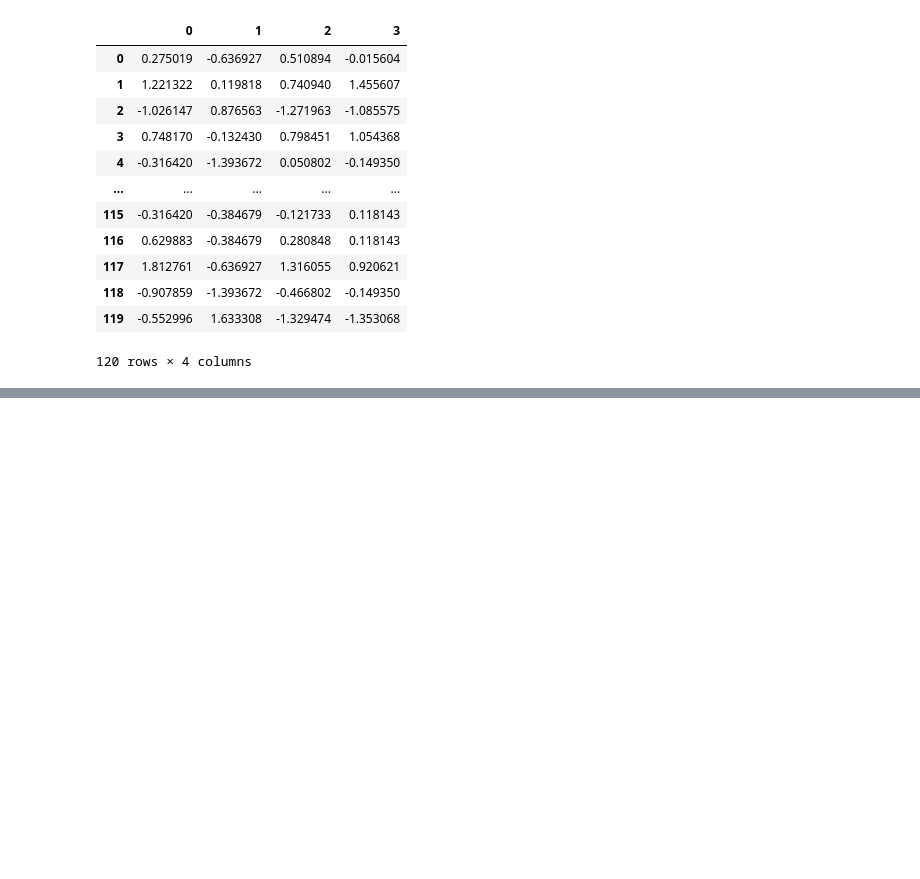
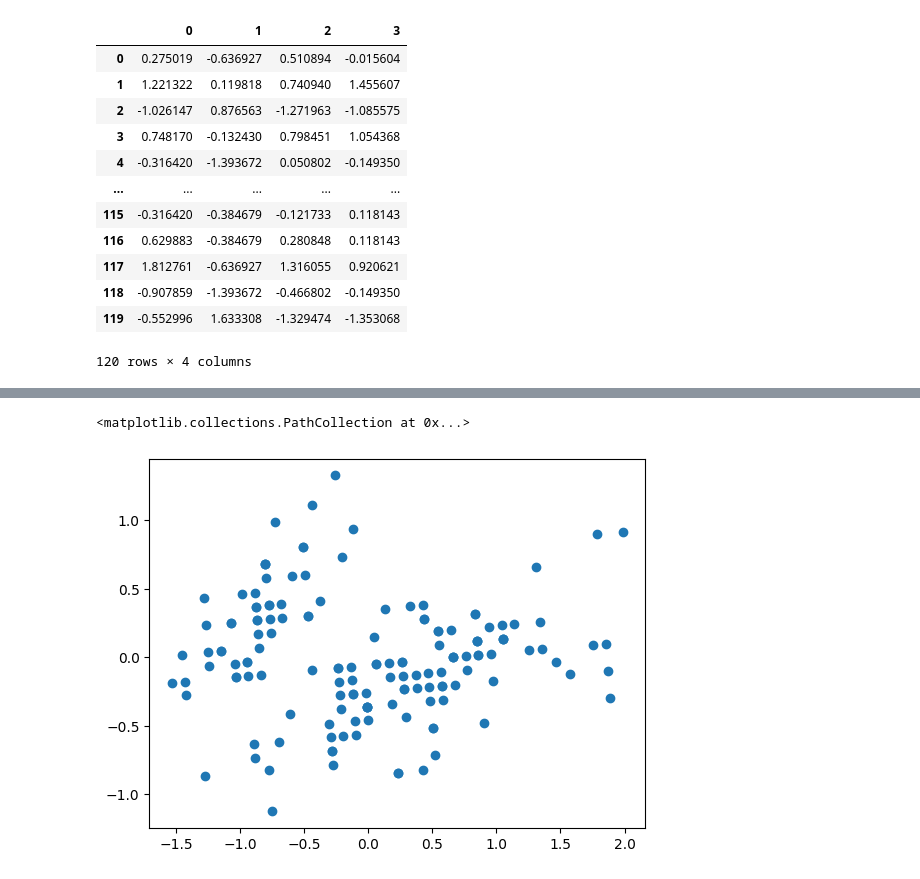
Before and after one commit to ReubenReny03/MLT_exp, a Jupyter notebook: 2_FEATURE SELECTION AND FEATURE EXTRACTION/play.ipynb, the cells around one changed output, grey strips where cells are left out. Cells and saved outputs as stored; diff of their text form; code cells hidden in the pictures; blank space fills up the shorter version.

```diff
--- a/2_FEATURE SELECTION AND FEATURE EXTRACTION/play.ipynb
+++ b/2_FEATURE SELECTION AND FEATURE EXTRACTION/play.ipynb
@@ -78,0 +192,3 @@ df
+# %%
+X['sepal.width']=Y['sepal.width']
+X
@@ -78,0 +214,3 @@ df
+# %%
+pca = PCA(n_components=2)
+pca.fit(X)
@@ -78,0 +219,4 @@ df
+# %%
+X_transformed = pca.transform(X)
+new_df = pd.DataFrame(X_transformed,columns=['length','width'])
+new_df
@@ -78,0 +237,5 @@ df
+# %%
+plt.scatter(new_df['length'],new_df['width'])
+# %% [output]
+<matplotlib.collections.PathCollection at 0x...>
+[figure, added]
```
Also changed, not shown: parts of 22 cells of this notebook.
